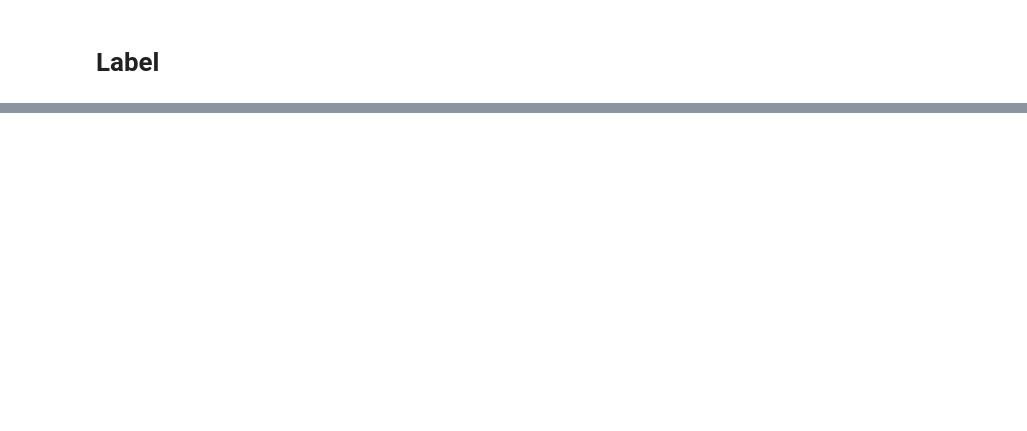
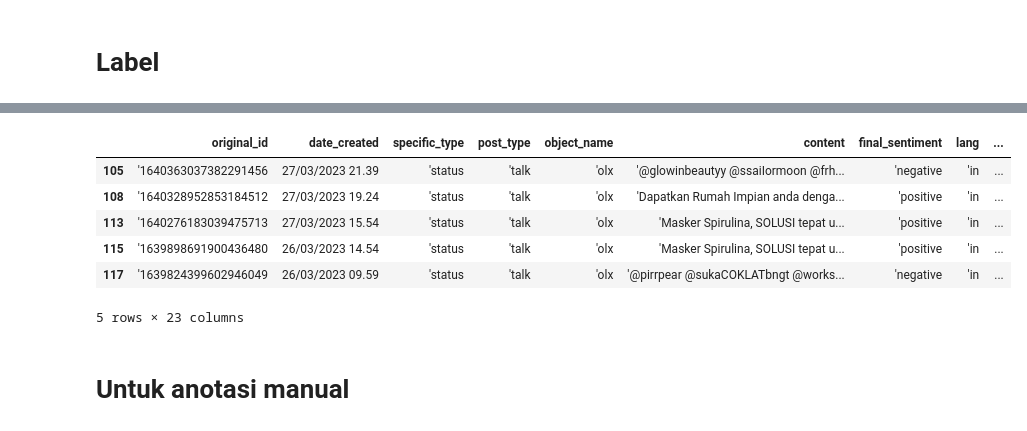
Before and after one commit to DanendraAHP/Tesis, a Jupyter notebook: EDA.ipynb, the cells around one changed output, grey strips where cells are left out. Saved outputs shown, nothing was run; the diff lists cells and outputs as text; code cells hidden in the pictures; blank space fills up the shorter version.

```diff
--- a/EDA.ipynb
+++ b/EDA.ipynb
@@ -229,5 +248,17 @@ clean_df[~clean_df['website&apps'].isnull()]['content']
 15221    '@IndiHomeCare Udh via lazada, tokped, my indihome dan shopee semua gagal dgn keterangan provider out of service Trus skrg malah jaringannya di isolir, lucu bat dah Yg gangguan siapa yg dirug ...
 15241    '@xxxixcix @worksfess Kamu log in ke akun DJP kamu, abis itu pilih Menu BAYAR, pilih e-Billing, terus kamu input datanya Pilih Jenis Pajak PPH 21, Jenis Setoran Masa, Masa Pajak 01 - 12, Tahu ...
 Name: content, Length: 262, dtype: object
+# %%
+clean_df.head()
+# %% [output]
+|  | original_id | date_created | specific_type | post_type | object_name | content | final_sentiment | lang | ... |
+| 105 | '1640363037382291456 | 27/03/2023 21.39 | 'status | 'talk | 'olx | '@glowinbeautyy @ssaiIormoon @frh... | 'negative | 'in | ... |
+| 108 | '1640328952853184512 | 27/03/2023 19.24 | 'status | 'talk | 'olx | 'Dapatkan Rumah Impian anda denga... | 'positive | 'in | ... |
+| 113 | '1640276183039475713 | 27/03/2023 15.54 | 'status | 'talk | 'olx | 'Masker Spirulina, SOLUSI tepat u... | 'positive | 'in | ... |
+| 115 | '1639898691900436480 | 26/03/2023 14.54 | 'status | 'talk | 'olx | 'Masker Spirulina, SOLUSI tepat u... | 'positive | 'in | ... |
+| 117 | '1639824399602946049 | 26/03/2023 09.59 | 'status | 'talk | 'olx | '@pirrpear @sukaCOKLATbngt @works... | 'negative | 'in | ... |
+5 rows × 23 columns
 # %%
 clean_df.to_csv('clean_df.csv', index=False)
+# %% [markdown]
+# Untuk anotasi manual
```
Also changed, not shown: parts of 20 cells of this notebook, 9 other files.
